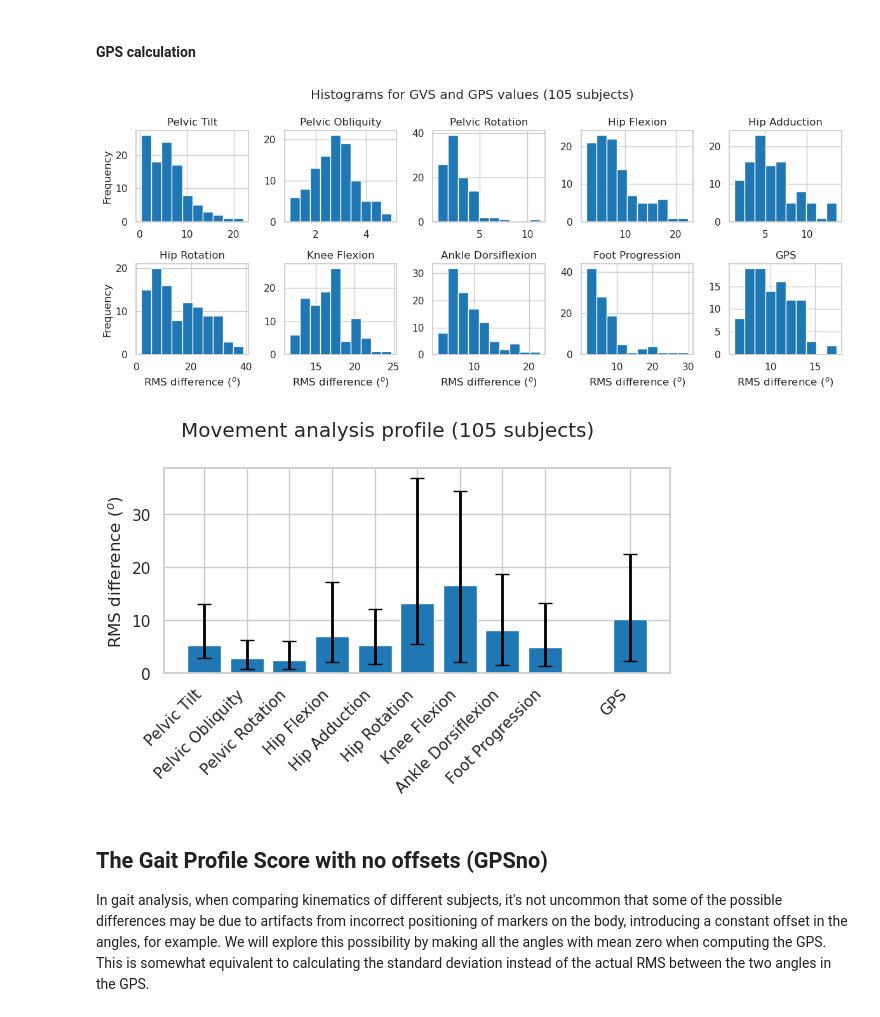
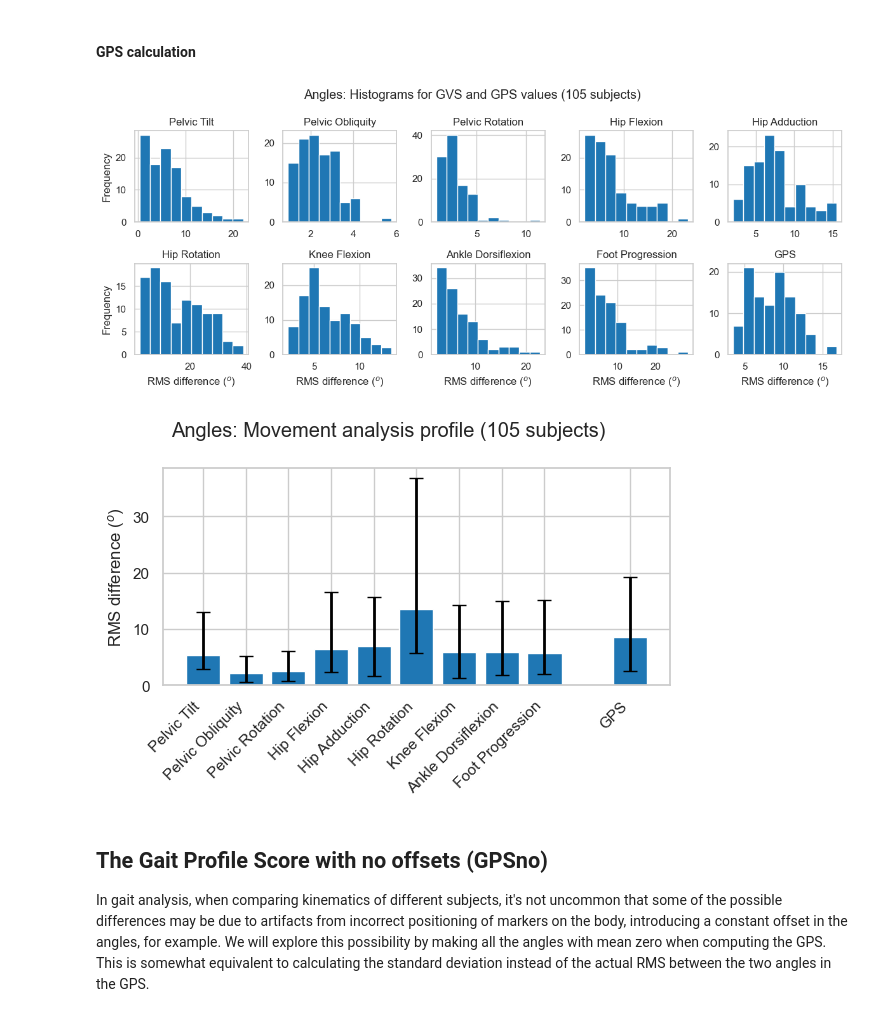
Before and after one commit to demotu/gait_score, a Jupyter notebook: notebooks/gps.ipynb, the cells around one changed output. Saved outputs shown, nothing was run; the diff lists cells and outputs as text; code cells hidden in the pictures.

Commit message:
add moments of force

```diff
--- a/notebooks/gps.ipynb
+++ b/notebooks/gps.ipynb
@@ -222,17 +313,31 @@ RMSD = lambda x, y: np.sqrt(np.nanmean((y - x)**2, axis=0))  #  x and y must be
 ### Reference data
 # %%
 # reference data from Claudiane
+path2 = Path('/Users/marcos/adrive/Python/projects/labimph/gait_score/data/Claudiane')
+#path2 = Path('/home/marcos/adrive/Python/projects/labimph/gait_score/data/Claudiane')
 if os.getenv("COLAB_RELEASE_TAG"):
-    url = 'https://raw.githubusercontent.com/demotu/gait_score/refs/heads/main/data/Claudiane/angles_ref_gp19b.csv'
+    url = 'https://raw.githubusercontent.com/demotu/gait_score/refs/heads/main/data/Claudiane/angles_mom_ref_gp19b.csv'
     ref_data = pd.read_csv(url, index_col=0)
 else:
-    ref_data = pd.read_csv('./../data/Claudiane/angles_ref_gp19b.csv', index_col=0)
+    #ref_data = pd.read_csv('./../data/Claudiane/angles_mom_ref_gp19b.csv', index_col=0)
+    ref_data = pd.read_csv(path2 / 'angles_mom_ref_gp19b.csv', index_col=0)
+
+# get only the kinematics for GPS
+ref_data_kin = ref_data[['Pelvis_Z_m', 'Pelvis_Z_sd', 'Pelvis_X_m', 'Pelvis_X_sd', 'Pelvis_Y_m', 'Pelvis_Y_sd',
+                         'Hip_Z_m', 'Hip_Z_sd', 'Hip_X_m', 'Hip_X_sd', 'Hip_Y_m', 'Hip_Y_sd',
+                         'Knee_Z_m', 'Knee_Z_sd', 'Ankle_Z_m', 'Ankle_Z_sd', 'Foot_Y_m', 'Foot_Y_sd']]
+# moments for GPS
+ref_data_mom = ref_data[['HipMoment_Z_m', 'HipMoment_Z_sd',
+                         'KneeMoment_Z_m', 'KneeMoment_Z_sd',
+                         'AnkleMoment_Z_m', 'AnkleMoment_Z_sd',
+                         'SupportMoment_Z_m', 'SupportMoment_Z_sd']]
 # %% [markdown]
 ### Project ERJ
 # %%
 path2 = Path('./../data/')
-metadata, da = read_data(path2, fname='ERJ_T00', variable=variable)
-display(da)
+variable = 'Angle'
+metadata, da_kin = read_data(path2, fname='ERJ_T00', variable=variable)
+display(da_kin)
 # %% [output]
 <xarray.DataArray 'Angle' (Time: 51, Joint: 3, Axis: 3, Trial: 10, Subject: 105)> Size: 4MB
 [481950 values with dtype=float64]
@@ -247,15 +352,15 @@ Attributes:
 # %% [markdown]
 #### GPS calculation
 # %%
-da2 = da.dropna(dim='Subject', how='all').reduce(np.nanquantile, q=.5, dim='Trial') #da.reduce(np.nanmean, dim='Trial')
-gvs, gvs_m, gvs_std = gps_calc(da2, ref_data, metadata, labels_gps)
-plot_gps(gvs, gvs_m, gvs_std, metadata, path2, hist=True, MAP=False)
+da2 = da_kin.dropna(dim='Subject', how='all').reduce(np.nanquantile, q=.5, dim='Trial') #da.reduce(np.nanmean, dim='Trial')
+gvs, gvs_m, gvs_std = gps_calc(da2, ref_data_kin.iloc[:, 0::2], metadata, labels_gps=labels_gps_kin)
+plot_gps(gvs, gvs_m, gvs_std, metadata, path2, hist=True, MAP=False, units='$^o$')
 # %% [output]
-[figure, old version]
+[figure, new version]
 # %%
-plot_gps(gvs, gvs_m, gvs_std, metadata, path2, hist=False, MAP=True)
+plot_gps(gvs, gvs_m, gvs_std, metadata, path2, hist=False, MAP=True, units='$^o$')
 # %% [output]
-[figure, old version]
+[figure, new version]
 # %% [markdown]
 ## The Gait Proﬁle Score with no offsets (GPSno)
 
```
Also changed, not shown: parts of 14 cells of this notebook, 5 other files.
